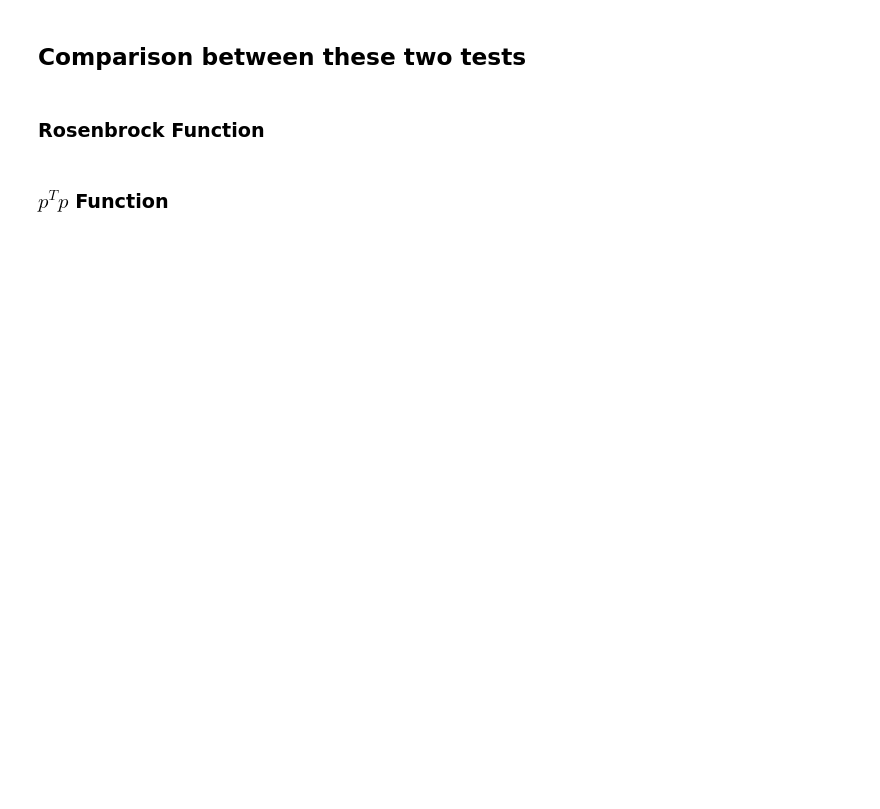
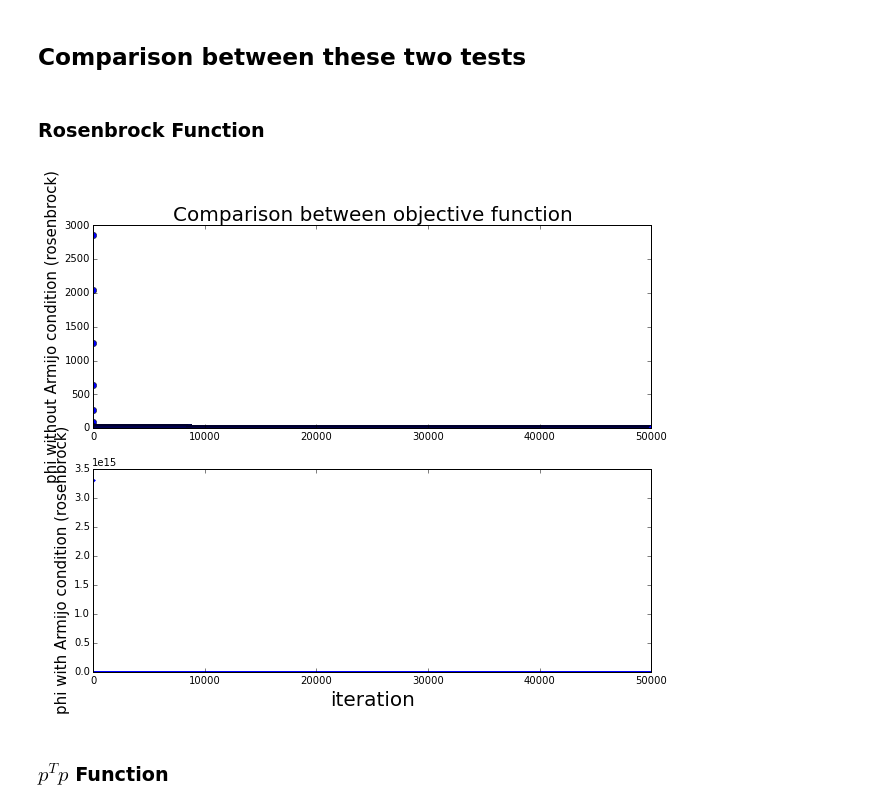
Before and after one commit to andrelreis/nonlinear_inversion, a Jupyter notebook: codigos/steepest_descent_functions.ipynb, the cells around one changed output. Saved outputs shown, nothing was run; the diff lists cells and outputs as text; code cells hidden in the pictures; blank space fills up the shorter version.

```diff
--- a/codigos/steepest_descent_functions.ipynb
+++ b/codigos/steepest_descent_functions.ipynb
@@ -358,17 +374,19 @@ plt.show()
 # %%
 plt.figure(figsize=(10,8))
 
 plt.subplot(2, 1, 1)
-plt.plot(it, phi, 'o-')
+plt.plot(it_ros, phi_ros, 'o-')
 plt.title('Comparison between objective function',fontsize=20)
 plt.ylabel('phi without Armijo condition (rosenbrock)',fontsize=15)
 
 plt.subplot(2, 1, 2)
-plt.plot(it_armi, phi_armi, '.-')
+plt.plot(it_ros_armi, phi_ros_armi, '.-')
 plt.xlabel('iteration',fontsize=20)
 plt.ylabel('phi with Armijo condition (rosenbrock)',fontsize=15)
 
 plt.show()
+# %% [output]
+[figure, added]
 # %% [markdown]
 ### $p^T p$ Function
 # %%
```
Also changed, not shown: parts of 5 cells of this notebook, 2 other files.
